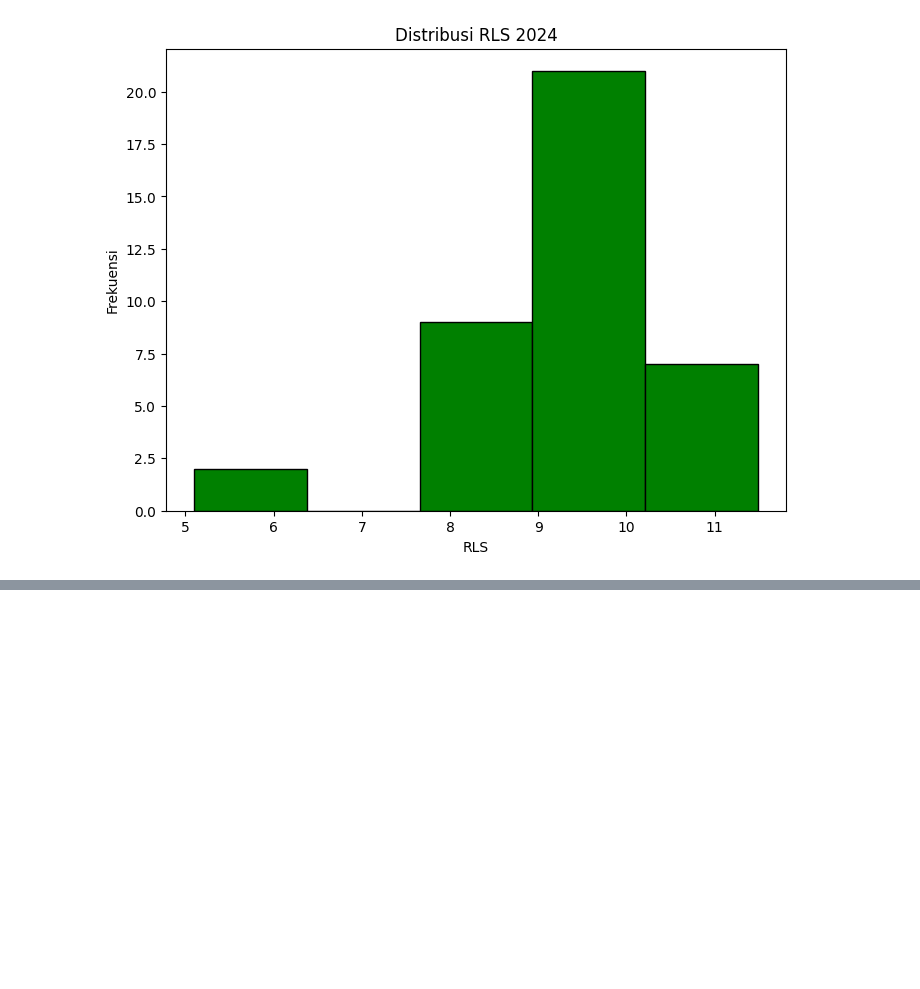
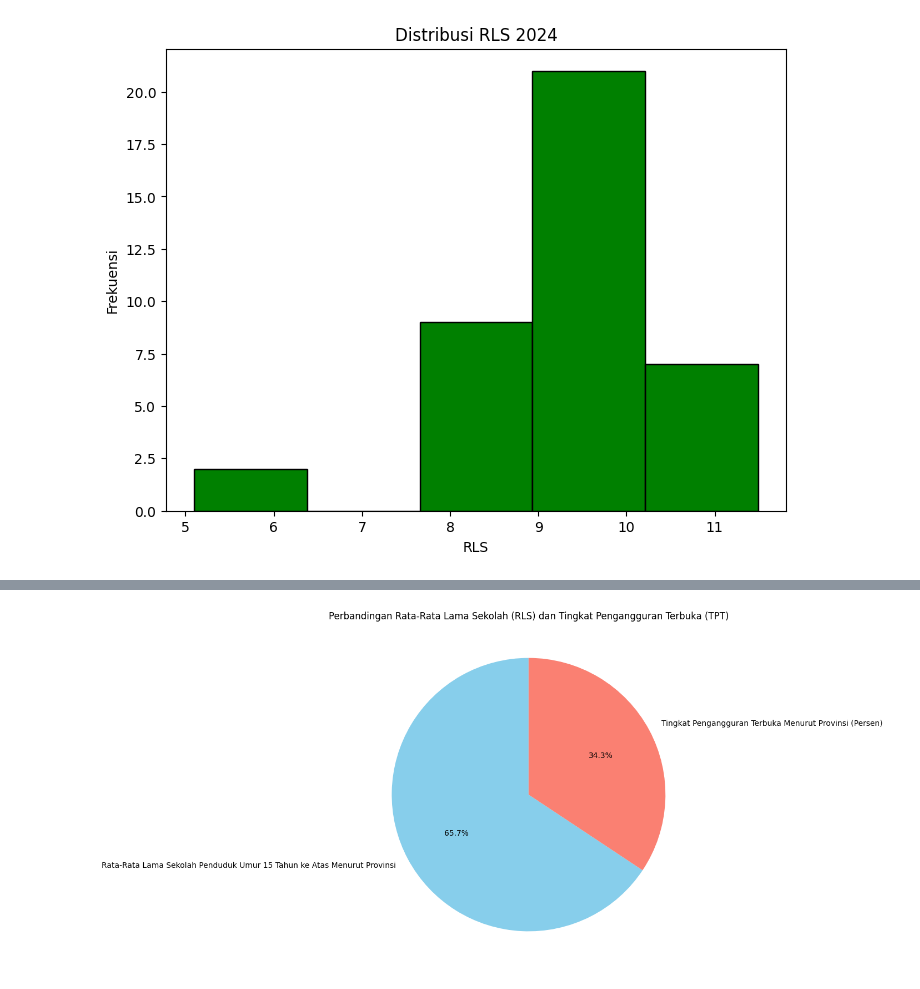
Before and after one commit to RambuMarshanda/Eksplorasi_dan_Visualisasi_Data, a Jupyter notebook: Quiz 2.ipynb, the cells around one changed output, grey strips where cells are left out. Drawn from its saved outputs; the diff is of its cells as text; code cells hidden in the pictures; blank space fills up the shorter version.

```diff
--- a/Quiz 2.ipynb
+++ b/Quiz 2.ipynb
@@ -77,0 +85,21 @@ plt.show()
+# %%
+# Visualisasi Pie Chart
+import matplotlib.pyplot as plt
+
+# Rata-rata data RLS dan TPT
+rata_rata_rls = 9.22
+rata_rata_tpt = 4.82
+
+# Data untuk pie chart
+categories = ['Rata-Rata Lama Sekolah Penduduk Umur 15 Tahun ke Atas Menurut Provinsi', 'Tingkat Pengangguran Terbuka Menurut Provinsi (Persen)']
+values = [rata_rata_rls, rata_rata_tpt]
+
+# Membuat pie chart
+plt.figure(figsize=(8, 8))
+plt.pie(values, labels=categories, autopct='%1.1f%%', startangle=90, colors=['skyblue', 'salmon'])
+plt.title('Perbandingan Rata-Rata Lama Sekolah (RLS) dan Tingkat Pengangguran Terbuka (TPT)')
+
+# Menampilkan chart
+plt.show()
+# %% [output]
+[figure, added]
```
Also changed, not shown: parts of 1 cell of this notebook.
